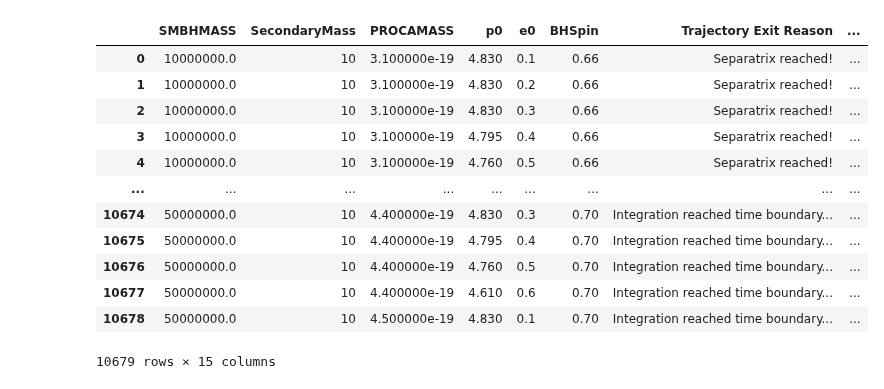
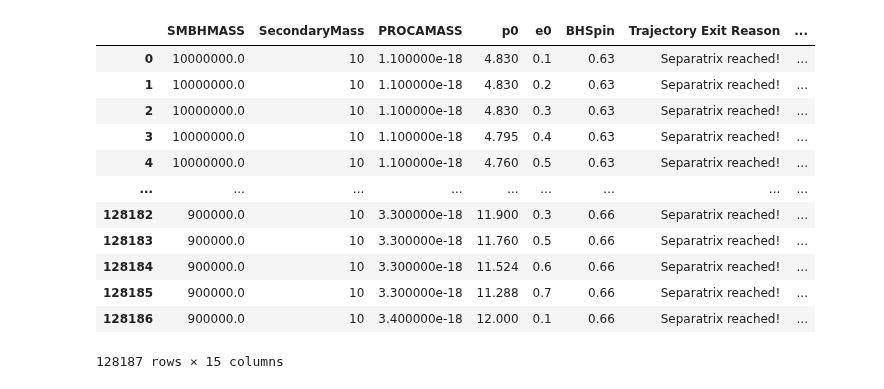
Before and after one commit to Shaun-F/GWGenerator, a Jupyter notebook: debugging/Analysis.ipynb, the cells around one changed output. Cells and saved outputs as stored; diff of their text form; code cells hidden in the pictures.

```diff
--- a/debugging/Analysis.ipynb
+++ b/debugging/Analysis.ipynb
@@ -8,29 +8,29 @@ sys.path.insert(0, path)
 import GWGen
 from GWGen.WFGenerator import *
 # %%
-foldpath = os.getcwd()+"/Data/Output/"
+foldpath = "/home/shaunf/Documents/Computer/Code/projects/Massive_Vector_Field_Dynamical_Friction/ProcaAroundKerr/GWGenerator"+"/Data/Output/"
 filenames = glob.glob(foldpath+"*.json")
 data = []
 for file in filenames:
     with open(file, "r") as f:
         data.append(json.load(f))
 data[-1]
 datframe = pd.DataFrame(data)
 datframe
 # %% [output]
 |  | SMBHMASS | SecondaryMass | PROCAMASS | p0 | e0 | BHSpin | Trajectory Exit Reason | ... |
-| 0 | 10000000.0 | 10 | 3.100000e-19 | 4.830 | 0.1 | 0.66 | Separatrix reached! | ... |
-| 1 | 10000000.0 | 10 | 3.100000e-19 | 4.830 | 0.2 | 0.66 | Separatrix reached! | ... |
-| 2 | 10000000.0 | 10 | 3.100000e-19 | 4.830 | 0.3 | 0.66 | Separatrix reached! | ... |
-| 3 | 10000000.0 | 10 | 3.100000e-19 | 4.795 | 0.4 | 0.66 | Separatrix reached! | ... |
-| 4 | 10000000.0 | 10 | 3.100000e-19 | 4.760 | 0.5 | 0.66 | Separatrix reached! | ... |
+| 0 | 10000000.0 | 10 | 1.100000e-18 | 4.830 | 0.1 | 0.63 | Separatrix reached! | ... |
+| 1 | 10000000.0 | 10 | 1.100000e-18 | 4.830 | 0.2 | 0.63 | Separatrix reached! | ... |
+| 2 | 10000000.0 | 10 | 1.100000e-18 | 4.830 | 0.3 | 0.63 | Separatrix reached! | ... |
+| 3 | 10000000.0 | 10 | 1.100000e-18 | 4.795 | 0.4 | 0.63 | Separatrix reached! | ... |
+| 4 | 10000000.0 | 10 | 1.100000e-18 | 4.760 | 0.5 | 0.63 | Separatrix reached! | ... |
 | ... | ... | ... | ... | ... | ... | ... | ... | ... |
-| 10674 | 50000000.0 | 10 | 4.400000e-19 | 4.830 | 0.3 | 0.70 | Integration reached time boundary... | ... |
-| 10675 | 50000000.0 | 10 | 4.400000e-19 | 4.795 | 0.4 | 0.70 | Integration reached time boundary... | ... |
-| 10676 | 50000000.0 | 10 | 4.400000e-19 | 4.760 | 0.5 | 0.70 | Integration reached time boundary... | ... |
-| 10677 | 50000000.0 | 10 | 4.400000e-19 | 4.610 | 0.6 | 0.70 | Integration reached time boundary... | ... |
-| 10678 | 50000000.0 | 10 | 4.500000e-19 | 4.830 | 0.1 | 0.70 | Integration reached time boundary... | ... |
+| 128182 | 900000.0 | 10 | 3.300000e-18 | 11.900 | 0.3 | 0.66 | Separatrix reached! | ... |
+| 128183 | 900000.0 | 10 | 3.300000e-18 | 11.760 | 0.5 | 0.66 | Separatrix reached! | ... |
+| 128184 | 900000.0 | 10 | 3.300000e-18 | 11.524 | 0.6 | 0.66 | Separatrix reached! | ... |
+| 128185 | 900000.0 | 10 | 3.300000e-18 | 11.288 | 0.7 | 0.66 | Separatrix reached! | ... |
+| 128186 | 900000.0 | 10 | 3.400000e-18 | 12.000 | 0.1 | 0.66 | Separatrix reached! | ... |
-10679 rows × 15 columns
+128187 rows × 15 columns
 # %%
 xdat = datframe["SMBHMASS"]
 ydat = datframe["PROCAMASS"]
```
Also changed, not shown: parts of 4 cells of this notebook, 5 other files.
